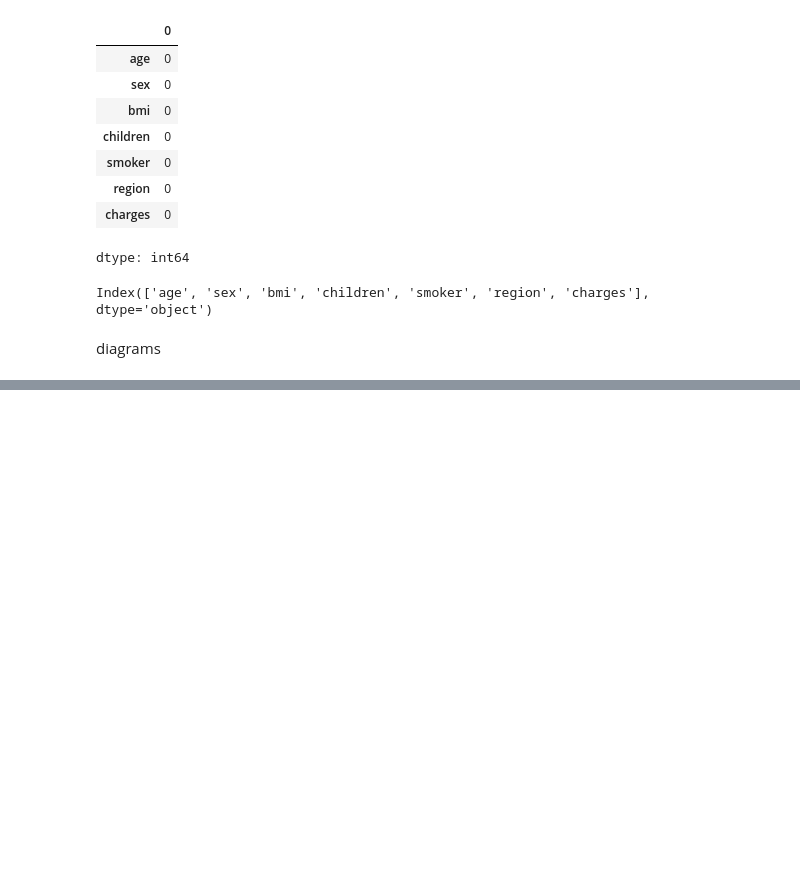
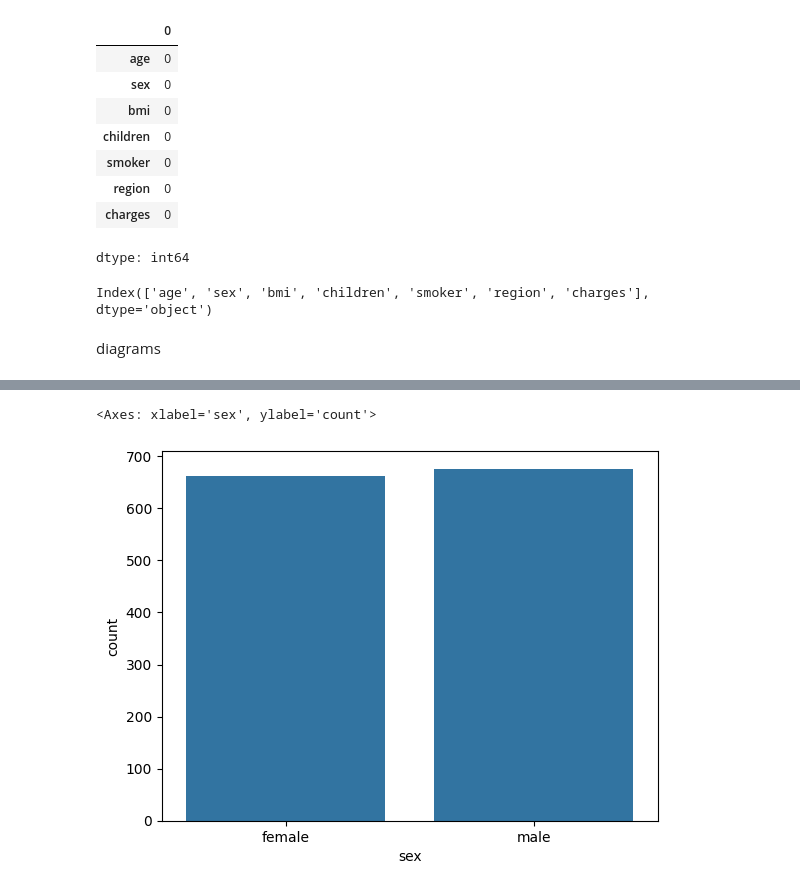
Before and after one commit to ManabBiswas/Machine-Learning, a Jupyter notebook: ML_ project_1/insurance.ipynb, the cells around one changed output, grey strips where cells are left out. Cells and saved outputs as stored; diff of their text form; code cells hidden in the pictures; blank space fills up the shorter version.

```diff
--- a/ML_ project_1/insurance.ipynb
+++ b/ML_ project_1/insurance.ipynb
@@ -124,0 +125,5 @@ for col in numeric_columns:
+# %%
+sns.countplot(x = df['sex'])
+# %% [output]
+<Axes: xlabel='sex', ylabel='count'>
+[figure, added]
```
Also changed, not shown: parts of 5 cells of this notebook.
